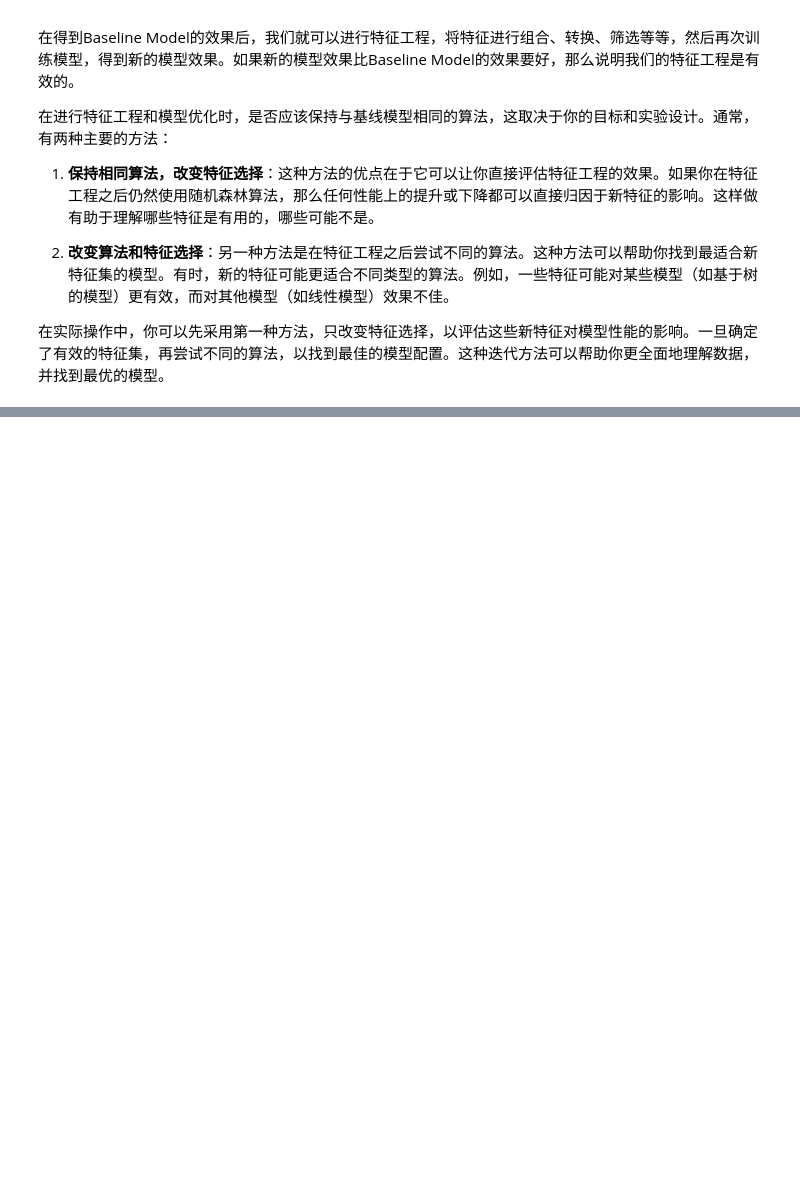
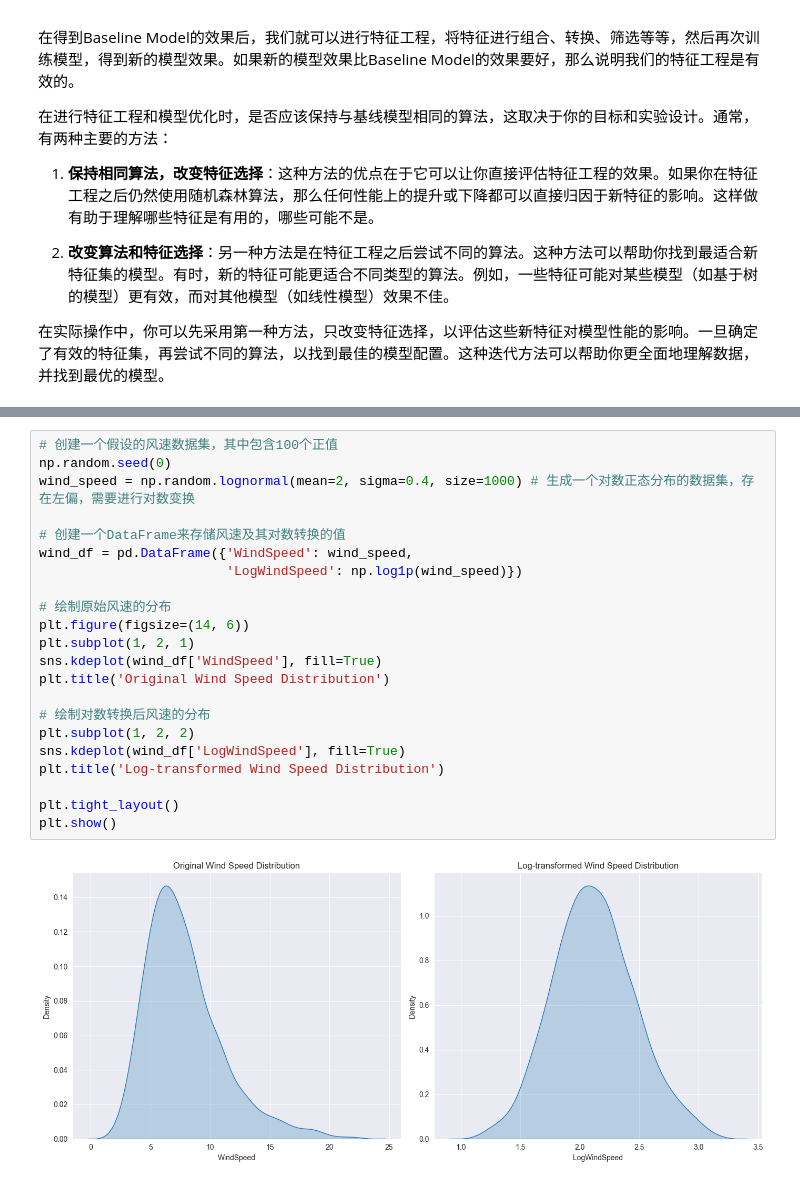
Before and after one commit to Slliki/Python_Data_Analysis, a Jupyter notebook: Data Science/Feature Engineering.ipynb, the cells around one changed output, grey strips where cells are left out. Cells and saved outputs as stored; diff of their text form; blank space fills up the shorter version.

```diff
--- a/Data Science/Feature Engineering.ipynb
+++ b/Data Science/Feature Engineering.ipynb
@@ -33,0 +241,24 @@ Baseline Model一般使用最简单的模型，比如线性回归、逻辑回归
+# %%
+# 创建一个假设的风速数据集，其中包含100个正值
+np.random.seed(0)
+wind_speed = np.random.lognormal(mean=2, sigma=0.4, size=1000) # 生成一个对数正态分布的数据集，存在左偏，需要进行对数变换
+
+# 创建一个DataFrame来存储风速及其对数转换的值
+wind_df = pd.DataFrame({'WindSpeed': wind_speed,
+                        'LogWindSpeed': np.log1p(wind_speed)})
+
+# 绘制原始风速的分布
+plt.figure(figsize=(14, 6))
+plt.subplot(1, 2, 1)
+sns.kdeplot(wind_df['WindSpeed'], fill=True)
+plt.title('Original Wind Speed Distribution')
+
+# 绘制对数转换后风速的分布
+plt.subplot(1, 2, 2)
+sns.kdeplot(wind_df['LogWindSpeed'], fill=True)
+plt.title('Log-transformed Wind Speed Distribution')
+
+plt.tight_layout()
+plt.show()
+# %% [output]
+[figure, added]
```
Also changed, not shown: parts of 17 cells of this notebook, 3 other files.
